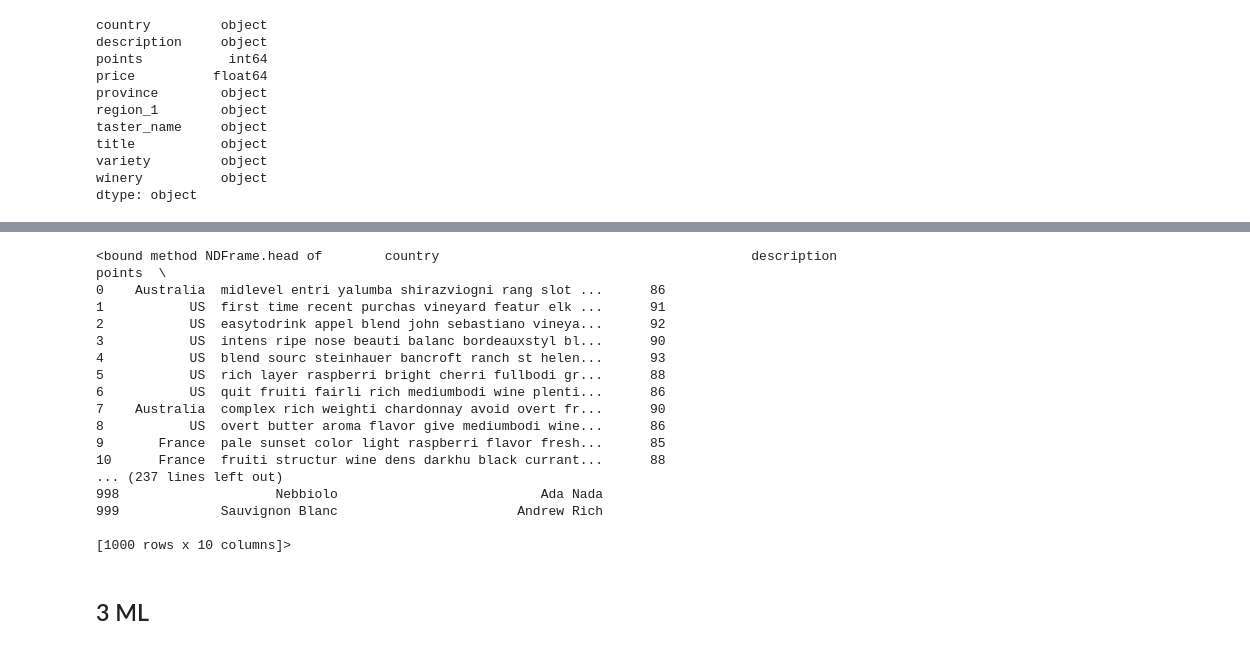
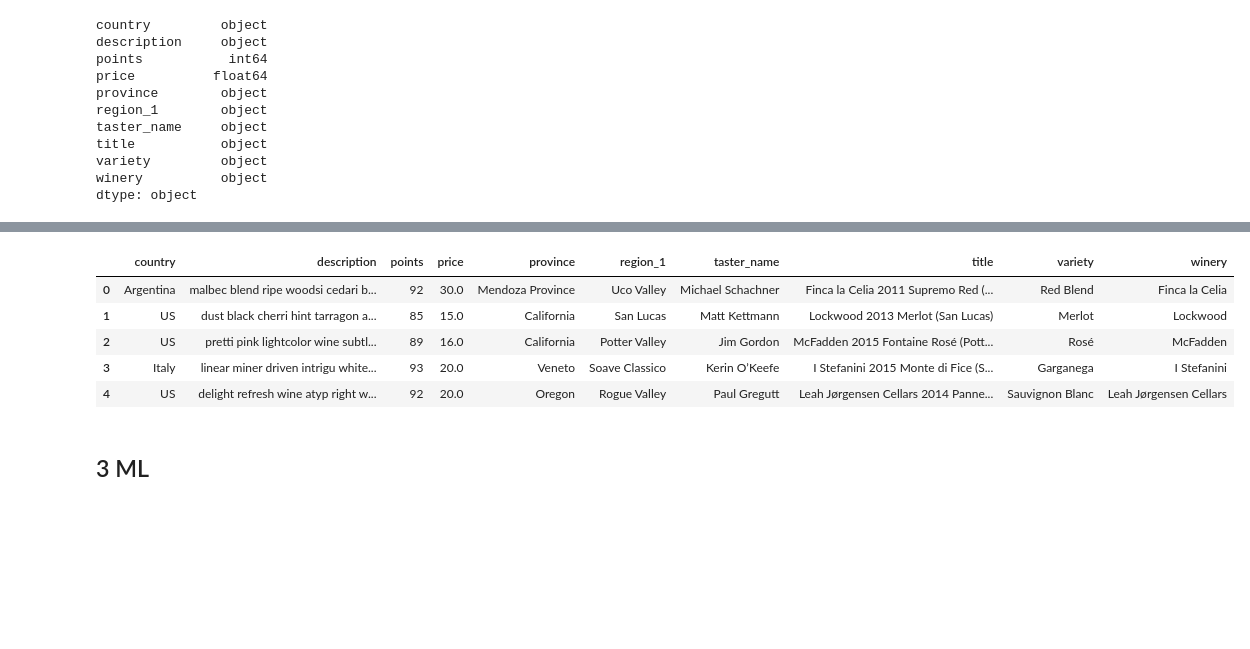
Before and after one commit to qinyuuu/Data-Visualization, a Jupyter notebook: Real-world Data Science.ipynb, the cells around one changed output, grey strips where cells are left out. Drawn from its saved outputs; the diff is of its cells as text; code cells hidden in the pictures; blank space fills up the shorter version.

```diff
--- a/Real-world Data Science.ipynb
+++ b/Real-world Data Science.ipynb
@@ -166,23 +161,12 @@ data['description'] = stem(data['description'])
 # %%
-data.head
+data.head()
 # %% [output]
-<bound method NDFrame.head of        country                                        description  points  \
-0    Australia  midlevel entri yalumba shirazviogni rang slot ...      86
-1           US  first time recent purchas vineyard featur elk ...      91
-2           US  easytodrink appel blend john sebastiano vineya...      92
-3           US  intens ripe nose beauti balanc bordeauxstyl bl...      90
-4           US  blend sourc steinhauer bancroft ranch st helen...      93
-5           US  rich layer raspberri bright cherri fullbodi gr...      88
-6           US  quit fruiti fairli rich mediumbodi wine plenti...      86
-7    Australia  complex rich weighti chardonnay avoid overt fr...      90
-8           US  overt butter aroma flavor give mediumbodi wine...      86
-9       France  pale sunset color light raspberri flavor fresh...      85
-10      France  fruiti structur wine dens darkhu black currant...      88
-... (237 lines left out)
-998                    Nebbiolo                          Ada Nada
-999             Sauvignon Blanc                       Andrew Rich
-
-[1000 rows x 10 columns]>
+|  | country | description | points | price | province | region_1 | taster_name | title | variety | winery |
+| 0 | Argentina | malbec blend ripe woodsi cedari b... | 92 | 30.0 | Mendoza Province | Uco Valley | Michael Schachner | Finca la Celia 2011 Supremo Red (... | Red Blend | Finca la Celia |
+| 1 | US | dust black cherri hint tarragon a... | 85 | 15.0 | California | San Lucas | Matt Kettmann | Lockwood 2013 Merlot (San Lucas) | Merlot | Lockwood |
+| 2 | US | pretti pink lightcolor wine subtl... | 89 | 16.0 | California | Potter Valley | Jim Gordon | McFadden 2015 Fontaine Rosé (Pott... | Rosé | McFadden |
+| 3 | Italy | linear miner driven intrigu white... | 93 | 20.0 | Veneto | Soave Classico | Kerin O’Keefe | I Stefanini 2015 Monte di Fice (S... | Garganega | I Stefanini |
+| 4 | US | delight refresh wine atyp right w... | 92 | 20.0 | Oregon | Rogue Valley | Paul Gregutt | Leah Jørgensen Cellars 2014 Panne... | Sauvignon Blanc | Leah Jørgensen Cellars |
 # %%
 # Split train test
 
```
Also changed, not shown: parts of 8 cells of this notebook.
